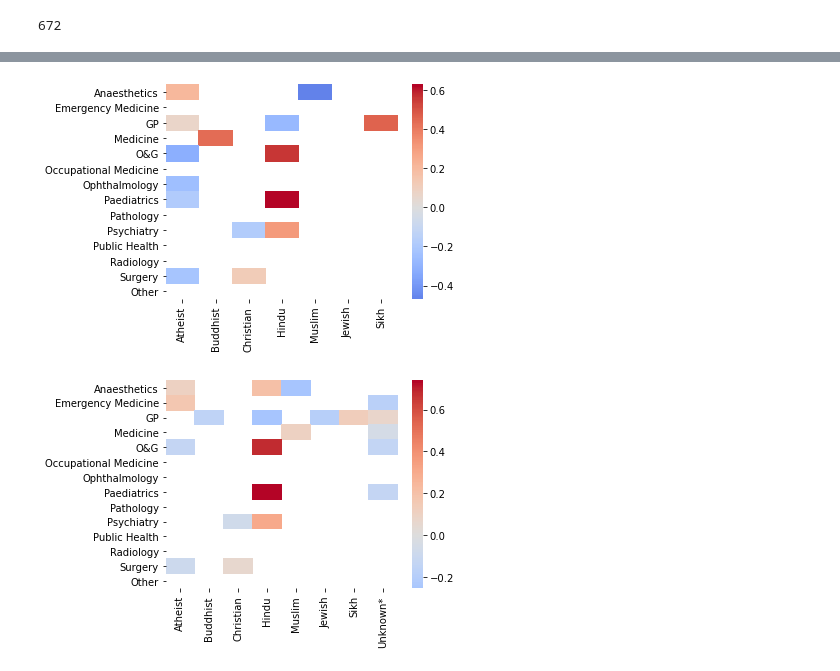
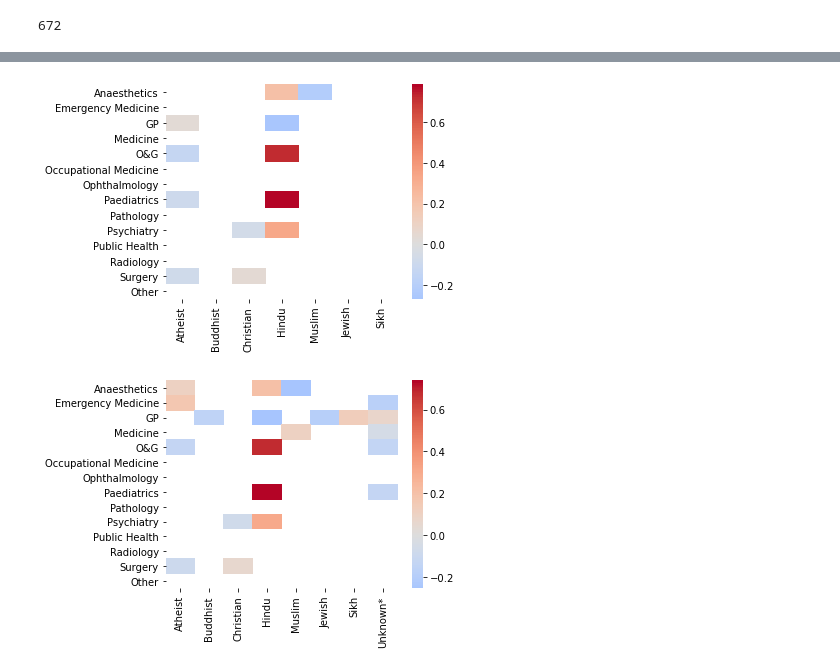
Before and after one commit to thenineteen/GMC_HEE_2019, a Jupyter notebook: GMC_HEE_GitHub_v5.ipynb, the cells around one changed output, grey strips where cells are left out. Saved outputs shown, nothing was run; the diff lists cells and outputs as text; code cells hidden in the pictures.

```diff
--- a/GMC_HEE_GitHub_v5.ipynb
+++ b/GMC_HEE_GitHub_v5.ipynb
@@ -291,2 +305,9 @@ table1.rename(columns={'Atheist': 'Atheism',
+# %%
+
+# for England and Wales:
+use_UK_doctors = False
+
+# for UK Doctors' Data Default:
+# use_UK_doctors = True
 # %%
 # now cycle using above:
@@ -299,7 +319,7 @@ for specialty_col in specialty_cols:
 
         df_altered = impute_redistribute(df_altered, specialty_col, religion_col,
                            table1, population_religion=religion_col,
-                                         use_UK_doctors=False, GMC=GMC_impute)
+                                         use_UK_doctors=use_UK_doctors, GMC=GMC_impute)
 # %%
 df
 # %% [output]
@@ -410,10 +430,10 @@ df
 # %%
 # comment out at least one of the below
 
-# exclude = []  # GMC 9 cols, HEE 9 cols
-exclude = ['unknown and prefer not to say', 'other']  # GMC =7 cols
+# exclude = []  # i.e. ALL DATA # GMC 9 cols, HEE 9 cols
+# exclude = ['unknown and prefer not to say', 'other']  # GMC =7 cols
 # exclude = ['unknown', 'other']  # HEE =7 cols
-
+exclude = ['other'] # HEE/GMC exclude after imputation
 
 df.drop(columns=exclude, inplace=True)
 # %%
@@ -621,10 +641,12 @@ for religion in list_all_religions:  # cycle through all religious affiliations
             # populate only statistically significant
 
             #1:
-            exp_df_GMC.loc[specialty, religion] = (round(exp[0][0]))
+            if GMC_data:
+                exp_df_GMC.loc[specialty, religion] = (round(exp[0][0]))
 
             #2
-#             exp_df_HEE.loc[specialty, religion] = (round(exp[0][0]))
+            elif not GMC_data:
+                exp_df_HEE.loc[specialty, religion] = (round(exp[0][0]))
 
 
 
@@ -694,37 +716,45 @@ normalise_index_names={'anaesthesia': "Anaesthetics", 'Obs&gyne': "O&G", "paedia
                        'publice health': 'Public Health',
                       }
 
 norm_cols = {'Atheism': 'Atheist',
              'buddhist': 'Buddhist',
              'christian': 'Christian',
              'hindu': 'Hindu',
              'muslim': 'Muslim',
              'jewish': 'Jewish',
              'sikh': 'Sikh',
-             'unknown and prefer not to say': 'unkown',
+             'unknown and prefer not to say': 'unknown',
+             'other': 'Unknown*'
             }
 
 
 exp_df_GMC.rename(index=normalise_index_names, columns=norm_cols, inplace=True)
 df.rename(index=normalise_index_names, columns=norm_cols, inplace=True)
 
 
 ## define diff_df
 diff_df = df.drop(columns='Other Religion') - exp_df_GMC
 normalised_diff_df = diff_df/exp_df_GMC
 
 sns.heatmap(normalised_diff_df, cmap='coolwarm', center=0)
 
 # plt.title('GMC Specialist Registrations: \nImputed Using England & Wales Population')
+# plt.title('GMC Specialist Registrations: Imputed Using \nEngland & Wales Population Then Excluded Unknowns')
 # plt.title('GMC Specialist Registrations: \nExcluded Unknown Religious Affiliation')
 # plt.title('GMC Specialist Registrations: \nAll Data')
-#
+# plt.title('GMC Specialist Registrations: \nImputed Using UK Doctors\' Data')
+# plt.title('GMC Specialist Registrations: \nImputed Using UK Doctors\' Data Then Excluded Unknowns')
+
 
 plt.tight_layout()
-plt.savefig(r'D:\Ali USB Backup\Special\star_GMC_Excluded_Bonferroni672_alpha0.005_notitle.png', format='png', dpi=1000)
+# plt.savefig(r'D:\Ali USB Backup\Special\star_GMC_Excluded_Bonferroni672_alpha0.005_notitle.png', format='png', dpi=1000)
+# plt.savefig(r'D:\Ali USB Backup\Special\star_GMC_imputed_Bonferroni672_alpha0.005_notitle.png', format='png', dpi=1000)
+# plt.savefig(r'D:\Ali USB Backup\Special\star_GMC_imputedTHENExcluded_Bonferroni672_alpha0.005_notitle.png', format='png', dpi=1000)
+plt.savefig(r'D:\Ali USB Backup\Special\star_GMC_imputedEnglandWalesTHENExcluded_Bonferroni672_alpha0.005_notitle.png', format='png', dpi=1000)
+
 plt.show()
 # %% [output]
-[figure, old version]
+[figure, new version]
 # %%
 # %% [output]
 [figure]
```
Also changed, not shown: parts of 37 cells of this notebook.
